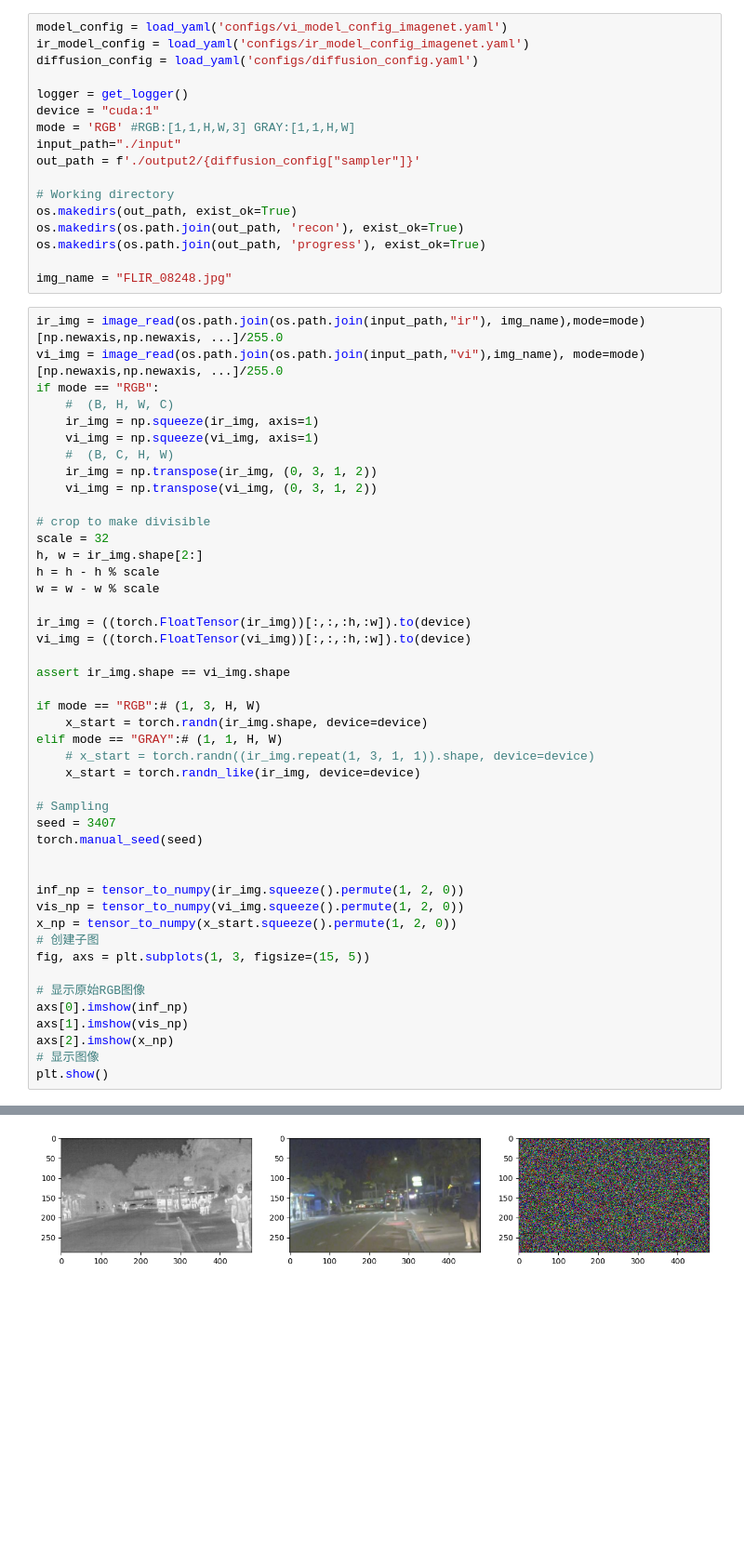
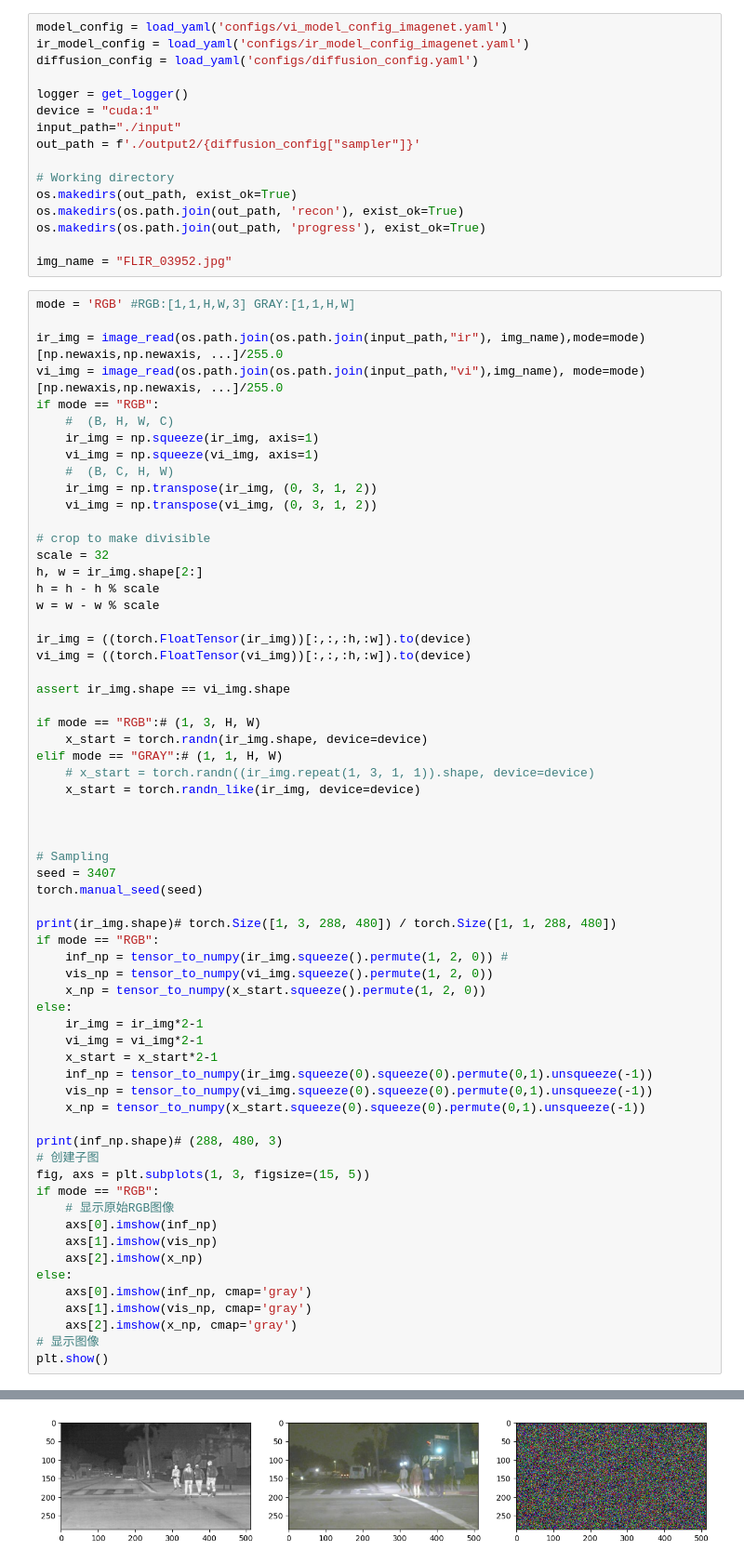
Before and after one commit to imifans/D3FM, a Jupyter notebook: sample_rgb.ipynb, the cells around one changed output, grey strips where cells are left out. Shown at 93% size. Cells and saved outputs as stored; diff of their text form; blank space fills up the shorter version.

```diff
--- a/sample_rgb.ipynb
+++ b/sample_rgb.ipynb
@@ -19,7 +20,6 @@ diffusion_config = load_yaml('configs/diffusion_config.yaml')
 
 logger = get_logger()
 device = "cuda:1"
-mode = 'RGB' #RGB:[1,1,H,W,3] GRAY:[1,1,H,W]
 input_path="./input"
 out_path = f'./output2/{diffusion_config["sampler"]}'
 
@@ -28,8 +28,10 @@ os.makedirs(out_path, exist_ok=True)
 os.makedirs(os.path.join(out_path, 'recon'), exist_ok=True)
 os.makedirs(os.path.join(out_path, 'progress'), exist_ok=True)
 
-img_name = "FLIR_08248.jpg"
+img_name = "FLIR_03952.jpg"
 # %%
+mode = 'RGB' #RGB:[1,1,H,W,3] GRAY:[1,1,H,W]
+
 ir_img = image_read(os.path.join(os.path.join(input_path,"ir"), img_name),mode=mode)[np.newaxis,np.newaxis, ...]/255.0
 vi_img = image_read(os.path.join(os.path.join(input_path,"vi"),img_name), mode=mode)[np.newaxis,np.newaxis, ...]/255.0
 if mode == "RGB":
@@ -57,21 +59,37 @@ elif mode == "GRAY":# (1, 1, H, W)
     # x_start = torch.randn((ir_img.repeat(1, 3, 1, 1)).shape, device=device)
     x_start = torch.randn_like(ir_img, device=device)
 
+
+
 # Sampling
 seed = 3407
 torch.manual_seed(seed)
 
+print(ir_img.shape)# torch.Size([1, 3, 288, 480]) / torch.Size([1, 1, 288, 480])
+if mode == "RGB":
+    inf_np = tensor_to_numpy(ir_img.squeeze().permute(1, 2, 0)) #
+    vis_np = tensor_to_numpy(vi_img.squeeze().permute(1, 2, 0))
+    x_np = tensor_to_numpy(x_start.squeeze().permute(1, 2, 0))
+else:
+    ir_img = ir_img*2-1
+    vi_img = vi_img*2-1
+    x_start = x_start*2-1
+    inf_np = tensor_to_numpy(ir_img.squeeze(0).squeeze(0).permute(0,1).unsqueeze(-1))
+    vis_np = tensor_to_numpy(vi_img.squeeze(0).squeeze(0).permute(0,1).unsqueeze(-1))
+    x_np = tensor_to_numpy(x_start.squeeze(0).squeeze(0).permute(0,1).unsqueeze(-1))
 
-inf_np = tensor_to_numpy(ir_img.squeeze().permute(1, 2, 0))
-vis_np = tensor_to_numpy(vi_img.squeeze().permute(1, 2, 0))
-x_np = tensor_to_numpy(x_start.squeeze().permute(1, 2, 0))
+print(inf_np.shape)# (288, 480, 3)
 # 创建子图
 fig, axs = plt.subplots(1, 3, figsize=(15, 5))
-
-# 显示原始RGB图像
-axs[0].imshow(inf_np)
-axs[1].imshow(vis_np)
-axs[2].imshow(x_np)
+if mode == "RGB":
+    # 显示原始RGB图像
+    axs[0].imshow(inf_np)
+    axs[1].imshow(vis_np)
+    axs[2].imshow(x_np)
+else:
+    axs[0].imshow(inf_np, cmap='gray')
+    axs[1].imshow(vis_np, cmap='gray')
+    axs[2].imshow(x_np, cmap='gray')
 # 显示图像
 plt.show()
 # %% [output]
@@ -79,4 +99,4 @@ Clipping input data to the valid range for imshow with RGB data ([0..1] for floa
-[figure, old version]
+[figure, new version]
 # %%
 # Load model
 model = create_model(**model_config)
```
Also changed, not shown: parts of 7 cells of this notebook, 8 other files.
